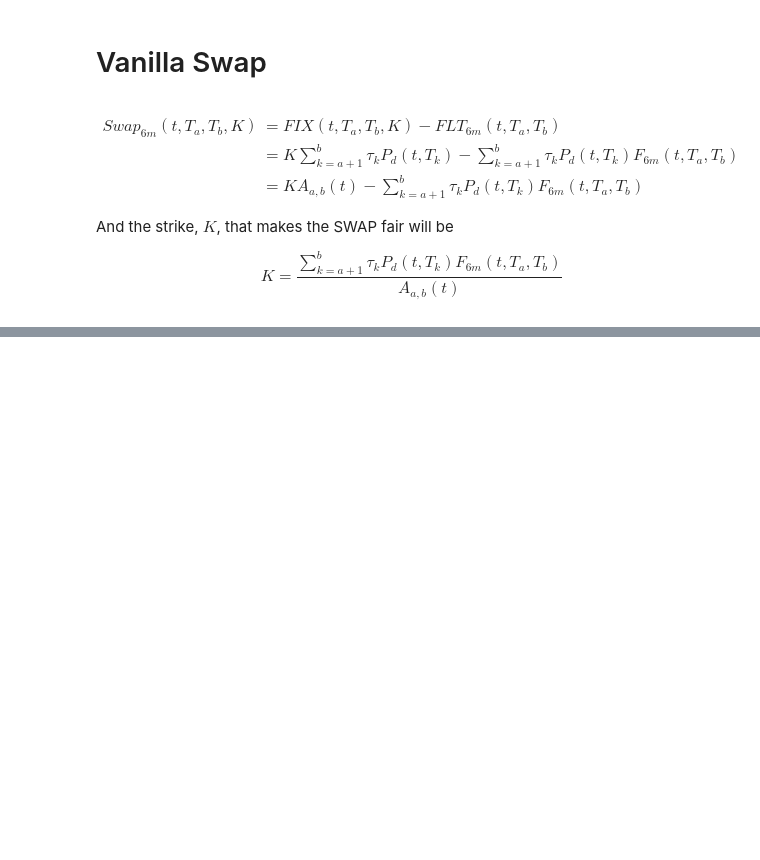
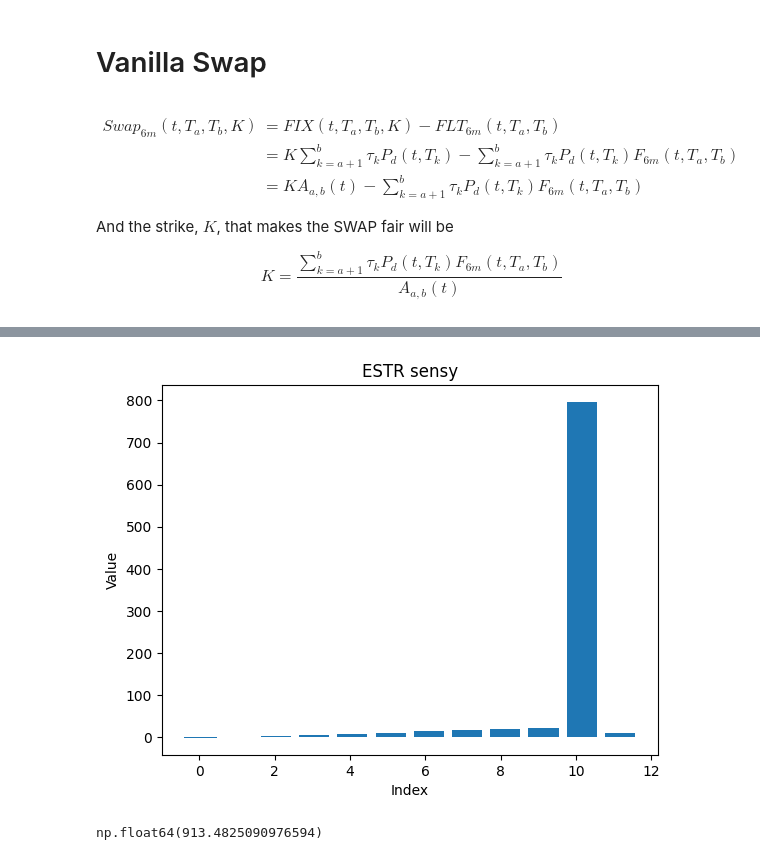
Before and after one commit to andrea220/tqPlayground, a Jupyter notebook: ir_derivatives.ipynb, the cells around one changed output, grey strips where cells are left out. Saved outputs shown, nothing was run; the diff lists cells and outputs as text; code cells hidden in the pictures; blank space fills up the shorter version.

```diff
--- a/ir_derivatives.ipynb
+++ b/ir_derivatives.ipynb
@@ -267,0 +260,18 @@ plt.show()
+# %%
+sensy_eur6m = pd.DataFrame([swap_engine.fwd_curve._pillars, sensitivities[1]]).T
+sensy_eur6m.columns = ['time', 'sensy_eur6m']
+# sensy_eur6m.fillna(0, inplace = True)
+sensy_eur6m.set_index('time', inplace = True)
+sensy_eur6m['sensy_eur6m'] = sensy_eur6m['sensy_eur6m'].apply(tq.extract_value)
+
+plt.bar(sensy_eur6m.index, sensy_eur6m['sensy_eur6m']/1e4)
+plt.xlabel('Index')
+plt.ylabel('Value')
+plt.title('ESTR sensy')
+plt.show()
+# %% [output]
+[figure, added]
+# %%
+sensy_eur6m['sensy_eur6m'].sum()/1e4
+# %% [output]
+np.float64(913.4825090976594)
```
Also changed, not shown: parts of 17 cells of this notebook, 12 other files.
